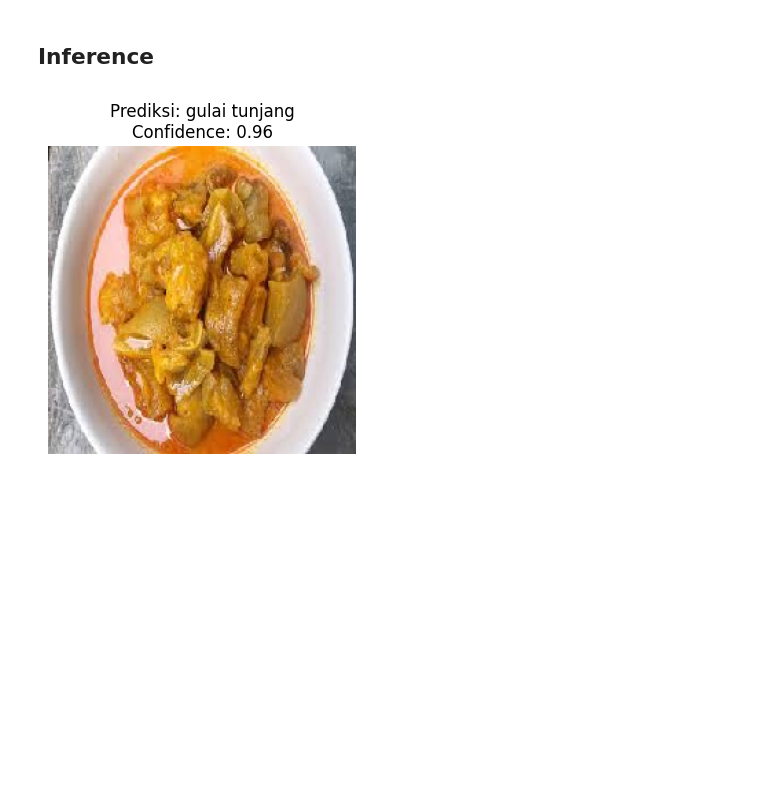
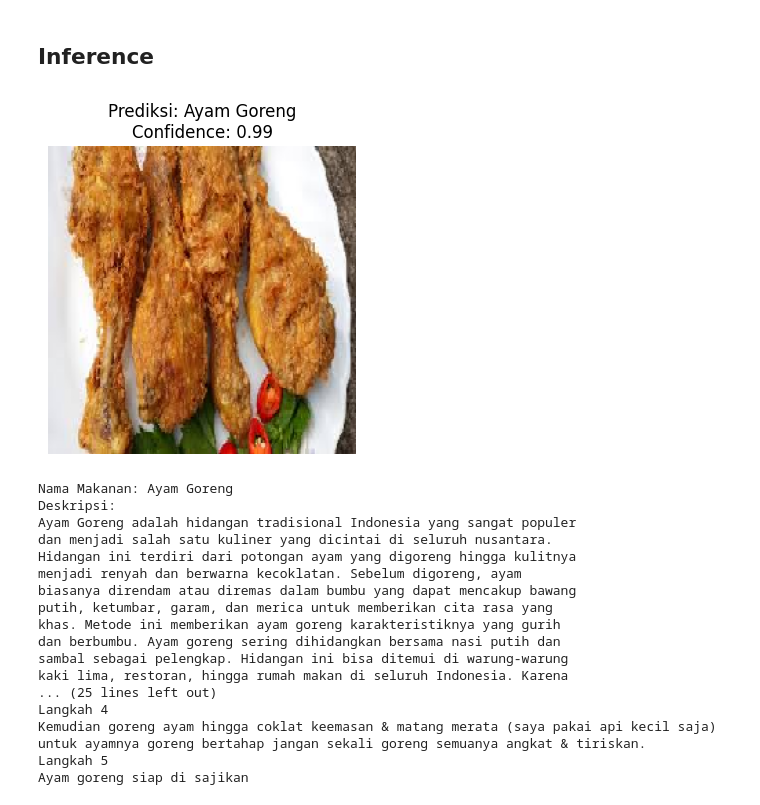
Before and after one commit to rioferdinand14/LaskarAI-Capstone, a Jupyter notebook: notebook.ipynb, the cells around one changed output. Drawn from its saved outputs; the diff is of its cells as text; code cells hidden in the pictures; blank space fills up the shorter version.

```diff
--- a/notebook.ipynb
+++ b/notebook.ipynb
@@ -387,6 +387,7 @@ import numpy as np
 import matplotlib.pyplot as plt
 from tensorflow.keras.preprocessing import image
 import pandas as pd
+import textwrap
 
 BASE_DIR = "."  # ganti kalau perlu
 SAVED_MODEL_DIR = os.path.join(BASE_DIR, "saved_model_tl")
@@ -413,35 +414,52 @@ def predict_and_display(img_path):
     img_batch = np.expand_dims(img_array, axis=0).astype(np.float32)
 
     # 4.2 Inferensi via signature
     outputs = infer(**{input_name: tf.constant(img_batch)})
     preds = outputs[output_key].numpy()  # shape (1, num_classes)
 
     pred_idx = np.argmax(preds[0])
     confidence = float(preds[0][pred_idx])
     pred_label = class_names[pred_idx]  # ambil label sesuai index
     display_label = pred_label.replace("_", " ")  # ganti underscore dengan spasi
 
     # Get recipe details from dataset
     recipe_data = dataset_resep[dataset_resep['Nama'] == pred_label].iloc[0]
     name = recipe_data['Nama']
     description = recipe_data['Deskripsi']
     recipe = recipe_data['Resep']
 
     # 4.3 Tampilkan gambar dengan Matplotlib
     plt.figure(figsize=(4, 4))
     plt.imshow(img_array)
     plt.axis("off")
     plt.title(f"Prediksi: {display_label}\nConfidence: {confidence:.2f}", fontsize=12)
     plt.show()
 
     # Display recipe details
-    print(f"Name: {name}")
-    print(f"Description: {description}")
-    print(f"Recipe: {recipe}")
+    print(f"Nama Makanan: {name}")
+    print(f"Deskripsi: \n{textwrap.fill(description, width=70)}")
+    print(f"Resep: \n{recipe}")
 
     return pred_label, confidence
 
-contoh_gambar = "gt.jpeg"
+contoh_gambar = "download.jpeg"
 label, conf = predict_and_display(contoh_gambar)
 # %% [output]
-[figure, old version]
+[figure, new version]
+Nama Makanan: Ayam Goreng
+Deskripsi:
+Ayam Goreng adalah hidangan tradisional Indonesia yang sangat populer
+dan menjadi salah satu kuliner yang dicintai di seluruh nusantara.
+Hidangan ini terdiri dari potongan ayam yang digoreng hingga kulitnya
+menjadi renyah dan berwarna kecoklatan. Sebelum digoreng, ayam
+biasanya direndam atau diremas dalam bumbu yang dapat mencakup bawang
+putih, ketumbar, garam, dan merica untuk memberikan cita rasa yang
+khas. Metode ini memberikan ayam goreng karakteristiknya yang gurih
+dan berbumbu. Ayam goreng sering dihidangkan bersama nasi putih dan
+sambal sebagai pelengkap. Hidangan ini bisa ditemui di warung-warung
+kaki lima, restoran, hingga rumah makan di seluruh Indonesia. Karena
+... (25 lines left out)
+Langkah 4
+Kemudian goreng ayam hingga coklat keemasan & matang merata (saya pakai api kecil saja) untuk ayamnya goreng bertahap jangan sekali goreng semuanya angkat & tiriskan.
+Langkah 5
+Ayam goreng siap di sajikan
```
